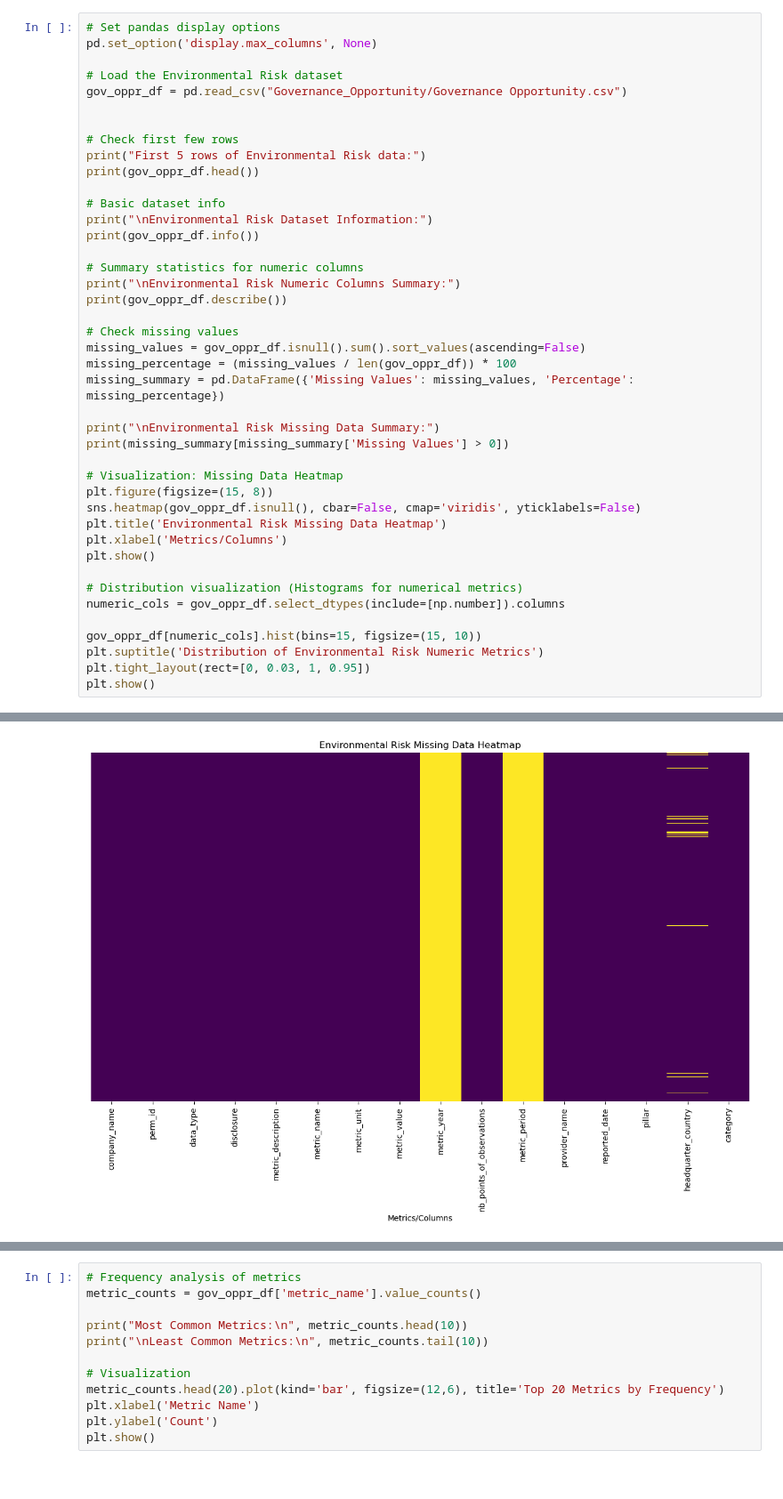
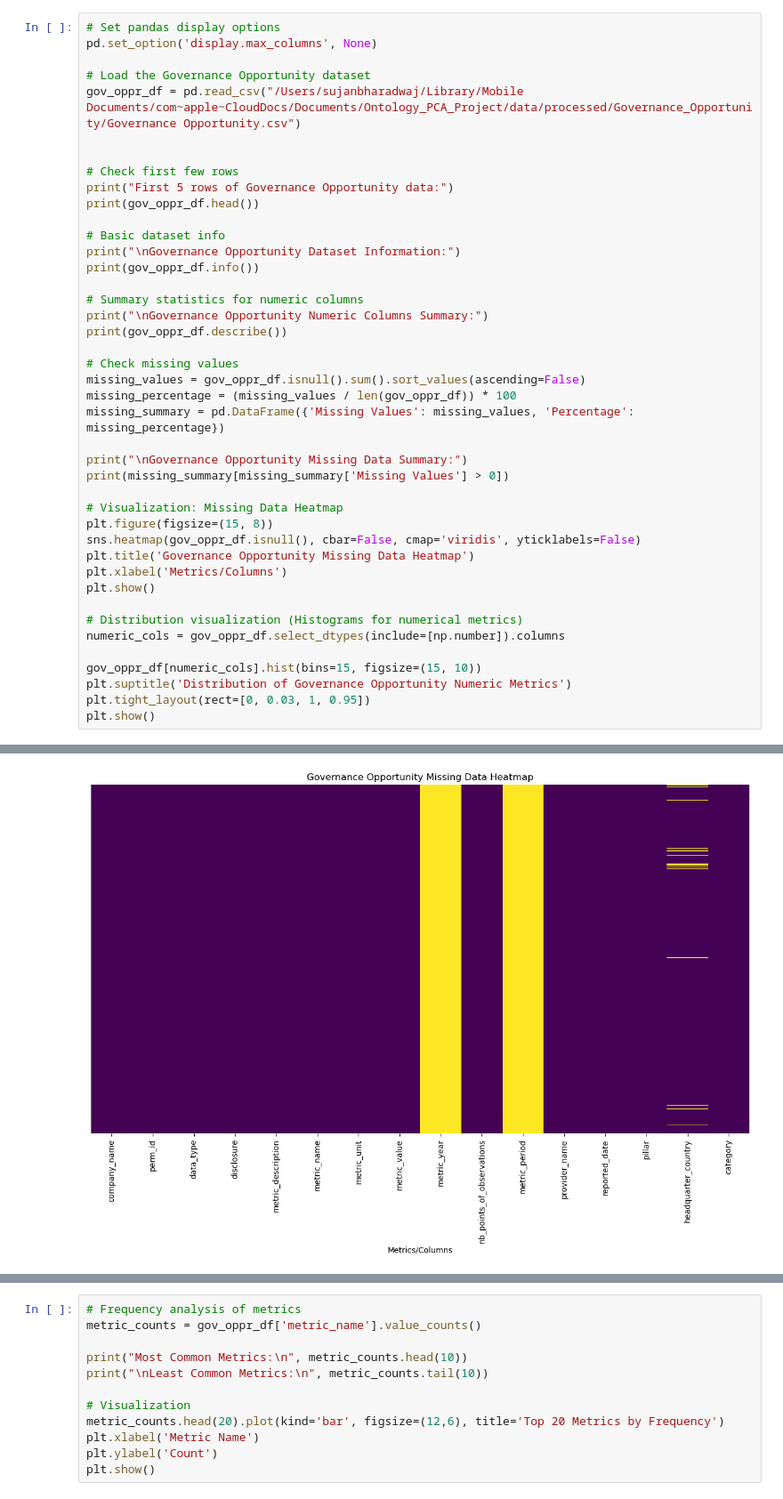
Before and after one commit to Sujan2023-AI/ESG_Analytical_Platform, a Jupyter notebook: notebooks/EDA.ipynb, the cells around one changed output, grey strips where cells are left out. Shown at 89% size. Saved outputs shown, nothing was run; the diff lists cells and outputs as text.

```diff
--- a/notebooks/EDA.ipynb
+++ b/notebooks/EDA.ipynb
@@ -194,20 +207,20 @@ Name: count, dtype: int64
 # Set pandas display options
 pd.set_option('display.max_columns', None)
 
-# Load the Environmental Risk dataset
-gov_oppr_df = pd.read_csv("Governance_Opportunity/Governance Opportunity.csv")
+# Load the Governance Opportunity dataset
+gov_oppr_df = pd.read_csv("/Users/sujanbharadwaj/Library/Mobile Documents/com~apple~CloudDocs/Documents/Ontology_PCA_Project/data/processed/Governance_Opportunity/Governance Opportunity.csv")
 
 
 # Check first few rows
-print("First 5 rows of Environmental Risk data:")
+print("First 5 rows of Governance Opportunity data:")
 print(gov_oppr_df.head())
 
 # Basic dataset info
-print("\nEnvironmental Risk Dataset Information:")
+print("\nGovernance Opportunity Dataset Information:")
 print(gov_oppr_df.info())
 
 # Summary statistics for numeric columns
-print("\nEnvironmental Risk Numeric Columns Summary:")
+print("\nGovernance Opportunity Numeric Columns Summary:")
 print(gov_oppr_df.describe())
 
 # Check missing values
@@ -215,13 +228,13 @@ missing_values = gov_oppr_df.isnull().sum().sort_values(ascending=False)
 missing_percentage = (missing_values / len(gov_oppr_df)) * 100
 missing_summary = pd.DataFrame({'Missing Values': missing_values, 'Percentage': missing_percentage})
 
-print("\nEnvironmental Risk Missing Data Summary:")
+print("\nGovernance Opportunity Missing Data Summary:")
 print(missing_summary[missing_summary['Missing Values'] > 0])
 
 # Visualization: Missing Data Heatmap
 plt.figure(figsize=(15, 8))
 sns.heatmap(gov_oppr_df.isnull(), cbar=False, cmap='viridis', yticklabels=False)
-plt.title('Environmental Risk Missing Data Heatmap')
+plt.title('Governance Opportunity Missing Data Heatmap')
 plt.xlabel('Metrics/Columns')
 plt.show()
 
@@ -229,7 +242,7 @@ plt.show()
 numeric_cols = gov_oppr_df.select_dtypes(include=[np.number]).columns
 
 gov_oppr_df[numeric_cols].hist(bins=15, figsize=(15, 10))
-plt.suptitle('Distribution of Environmental Risk Numeric Metrics')
+plt.suptitle('Distribution of Governance Opportunity Numeric Metrics')
 plt.tight_layout(rect=[0, 0.03, 1, 0.95])
 plt.show()
 # %% [output]
@@ -237,17 +250,17 @@ First 5 rows of Environmental Risk data:
                                         company_name     perm_id data_type  \
 0  Abdullah Saad Mohammed Abo Moati for Bookstore...  5052962521     float
 1  Abdullah Saad Mohammed Abo Moati for Bookstore...  5052962521       int
 2  Abdullah Saad Mohammed Abo Moati for Bookstore...  5052962521       int
 3  Abdullah Saad Mohammed Abo Moati for Bookstore...  5052962521       int
 4  Abdullah Saad Mohammed Abo Moati for Bookstore...  5052962521       int
 
    disclosure                                 metric_description  \
 0    REPORTED  The average overall attendance percentage of b...
 1    REPORTED  Does the company have an audit committee with ...
 2    REPORTED  Does the company claim to apply quality manage...
 ... (72 lines left out)
                      Missing Values  Percentage
 metric_year                  514245  100.000000
 metric_period                514245  100.000000
 headquarter_country           17635    3.429299
-[figure, old version]
+[figure, new version]
```
Also changed, not shown: parts of 17 cells of this notebook.
